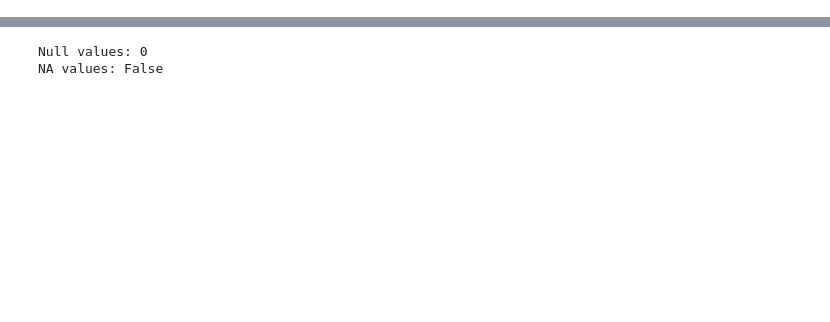
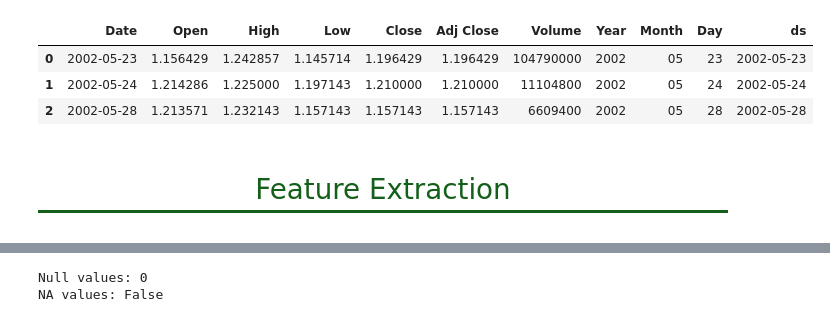
Before and after one commit to vainero/Stock-Price-Prediction---LSTM, a Jupyter notebook: stock-price-prediction-lstm.ipynb, the cells around one changed output, grey strips where cells are left out. Drawn from its saved outputs; the diff is of its cells as text; code cells hidden in the pictures; blank space fills up the shorter version.

```diff
--- a/stock-price-prediction-lstm.ipynb
+++ b/stock-price-prediction-lstm.ipynb
@@ -49,3 +81,18 @@ data.head()
+# %%
+# The data type of the "Date" column is int64, we need to convert it into date-time.
+data["Year"] = data["Date"].apply(lambda x : str(x)[:4])
+data["Month"] = data["Date"].apply(lambda x : str(x)[5:7])
+data["Day"] = data["Date"].apply(lambda x : str(x)[8:10])
+
+data['ds'] = pd.DatetimeIndex(data["Year"] +"-"+ data["Month"] +"-"+ data["Day"])
+data.head(3)
+# %% [output]
+|  | Date | Open | High | Low | Close | Adj Close | Volume | Year | Month | Day | ds |
+| 0 | 2002-05-23 | 1.156429 | 1.242857 | 1.145714 | 1.196429 | 1.196429 | 104790000 | 2002 | 05 | 23 | 2002-05-23 |
+| 1 | 2002-05-24 | 1.214286 | 1.225000 | 1.197143 | 1.210000 | 1.210000 | 11104800 | 2002 | 05 | 24 | 2002-05-24 |
+| 2 | 2002-05-28 | 1.213571 | 1.232143 | 1.157143 | 1.157143 | 1.157143 | 6609400 | 2002 | 05 | 28 | 2002-05-28 |
+# %% [markdown]
+# <p style="font-family:JetBrains Mono; font-weight:normal; letter-spacing: 2px; color:#145f19; font-size:100%; text-align:center;padding: 0px; border-bottom: 3px solid #145f19">Feature Extraction</p>
 # %%
 # Show the number of trading days
 print("Total number of traiding days: ",data.shape[0])
```
Also changed, not shown: parts of 30 cells of this notebook.
